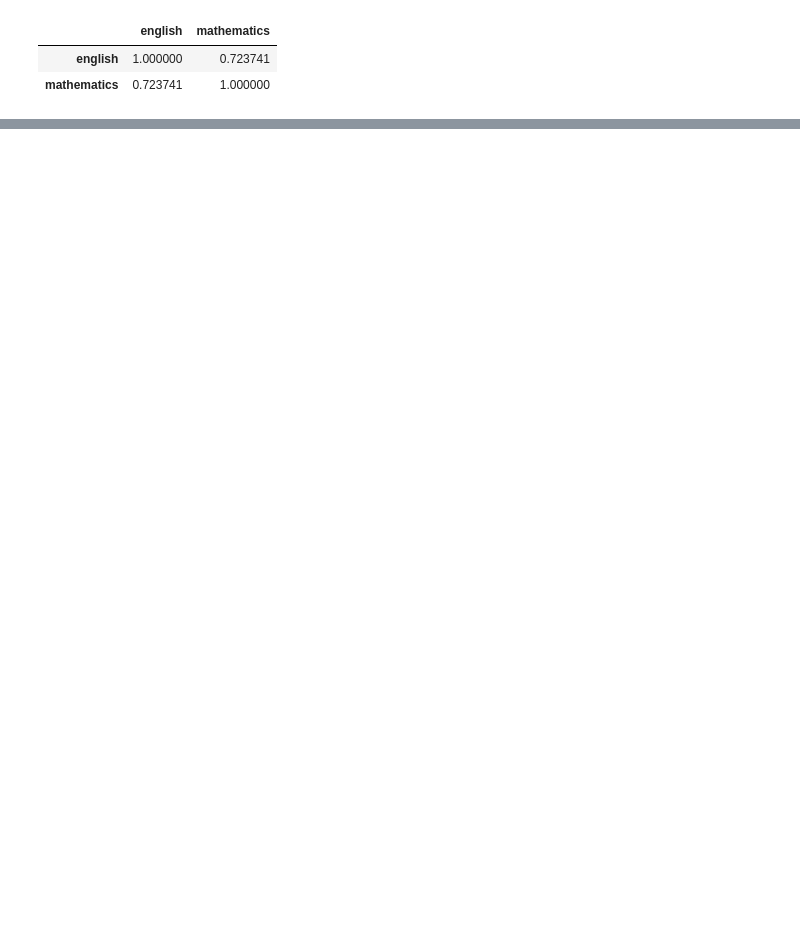
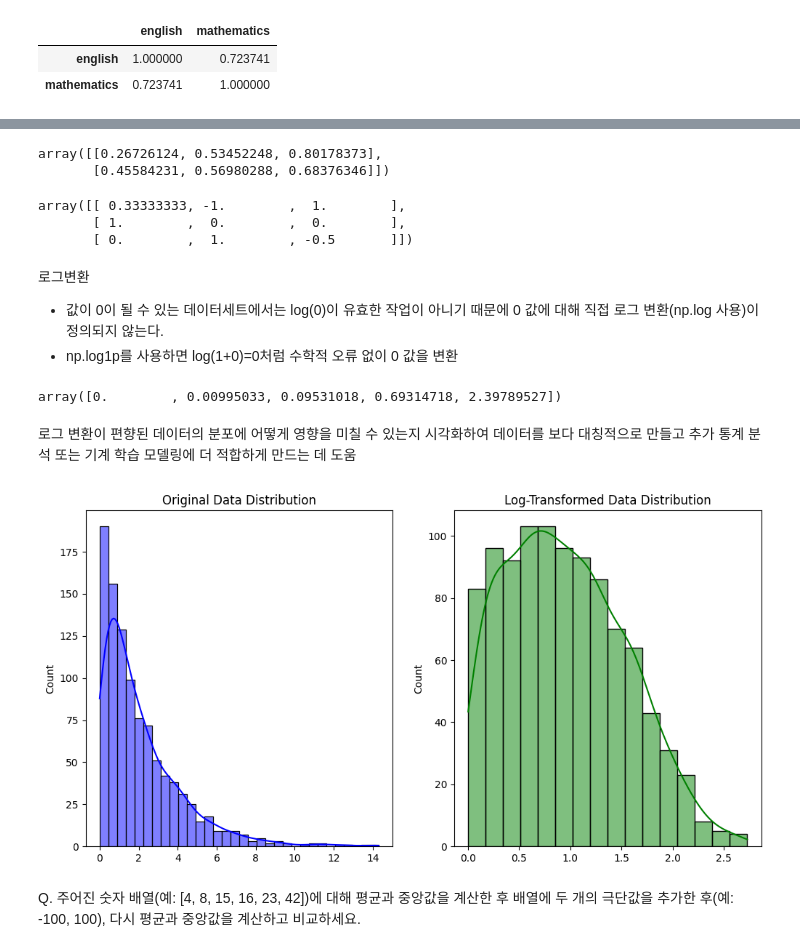
Before and after one commit to bnv20/kdt_2310, a Jupyter notebook: m4_libraries/statistics/stat1_guide.ipynb, the cells around one changed output, grey strips where cells are left out. Drawn from its saved outputs; the diff is of its cells as text; code cells hidden in the pictures; blank space fills up the shorter version.

```diff
--- a/m4_libraries/statistics/stat1_guide.ipynb
+++ b/m4_libraries/statistics/stat1_guide.ipynb
@@ -643,0 +834,75 @@ sns.heatmap(df[['english','mathematics']].corr(),annot=True)
+# %%
+# L2 표준을 사용하여 주어진 데이터 배열을 정규화. L2 정규화는 각 관측값에 대한 특성 전체의 제곱합(L2 표준 제곱)이 1이 되도록 데이터 크기를 조정
+#  모든 요소의 제곱합의 제곱근으로 나눈다.
+#  기능이 최종 거리에 비례적으로 기여하도록 하기 위해 텍스트 데이터 준비 및 K-Nearest Neighbors와 같은 기계 학습 방법에 일반적으로 사용
+from sklearn.preprocessing import Normalizer
+
+data = np.array([[1, 2, 3], [4, 5, 6]])
+normalizer = Normalizer(norm='l2')
+l2_normalized_data = normalizer.fit_transform(data)
+l2_normalized_data
+# %% [output]
+array([[0.26726124, 0.53452248, 0.80178373],
+       [0.45584231, 0.56980288, 0.68376346]])
+# %%
+# 주어진 데이터 배열에  각 기능의 크기를 최대 절대값으로 조정
+# 공식은 'x / max(abs(x))'
+# 이 스케일링은 각 기능이 [-1, 1] 범위 내에 있도록 보장하고 데이터가 이미 0 주위에 중심에 있거나 희소 데이터에서 0 항목을 유지할 때 유용
+from sklearn.preprocessing import MaxAbsScaler
+
+data = np.array([[1, -1, 2], [3, 0, 0], [0, 1, -1]])
+scaler = MaxAbsScaler()
+max_abs_scaled_data = scaler.fit_transform(data)
+max_abs_scaled_data
+# %% [output]
+array([[ 0.33333333, -1.        ,  1.        ],
+       [ 1.        ,  0.        ,  0.        ],
+       [ 0.        ,  1.        , -0.5       ]])
+# %% [markdown]
+로그변환
+- 값이 0이 될 수 있는 데이터세트에서는 log(0)이 유효한 작업이 아니기 때문에 0 값에 대해 직접 로그 변환(np.log 사용)이 정의되지 않는다.
+- np.log1p를 사용하면 log(1+0)=0처럼 수학적 오류 없이 0 값을 변환
+# %%
+import numpy as np
+
+# Sample data which includes a zero
+data = np.array([0, 0.01, 0.1, 1, 10])
+
+# Applying log1p transformation
+log1p_transformed_data = np.log1p(data)
+log1p_transformed_data
+# %% [output]
+array([0.        , 0.00995033, 0.09531018, 0.69314718, 2.39789527])
+# %% [markdown]
+로그 변환이 편향된 데이터의 분포에 어떻게 영향을 미칠 수 있는지 시각화하여 데이터를 보다 대칭적으로 만들고 추가 통계 분석 또는 기계 학습 모델링에 더 적합하게 만드는 데 도움
+# %%
+import numpy as np
+import matplotlib.pyplot as plt
+import seaborn as sns
+
+# Generating a random dataset with a skewed distribution (using exponential distribution)
+data = np.random.exponential(scale=2.0, size=1000)
+
+# Plotting the original data distribution
+plt.figure(figsize=(12, 6))
+
+# First subplot for the original data
+plt.subplot(1, 2, 1)
+sns.histplot(data, kde=True, color='blue')
+plt.title("Original Data Distribution")
+
+# Applying log transformation to the data
+# np.log1p is used to handle the log transformation of data including zero values
+log_transformed_data = np.log1p(data)
+
+# Second subplot for the log-transformed data
+plt.subplot(1, 2, 2)
+sns.histplot(log_transformed_data, kde=True, color='green')
+plt.title("Log-Transformed Data Distribution")
+
+# Display the plots
+plt.show()
+# %% [output]
+[figure, added]
+# %% [markdown]
+Q. 주어진 숫자 배열(예: [4, 8, 15, 16, 23, 42])에 대해 평균과 중앙값을 계산한 후 배열에 두 개의 극단값을 추가한 후(예: -100, 100), 다시 평균과 중앙값을 계산하고 비교하세요.
```
Also changed, not shown: parts of 43 cells of this notebook, 1 other file.
